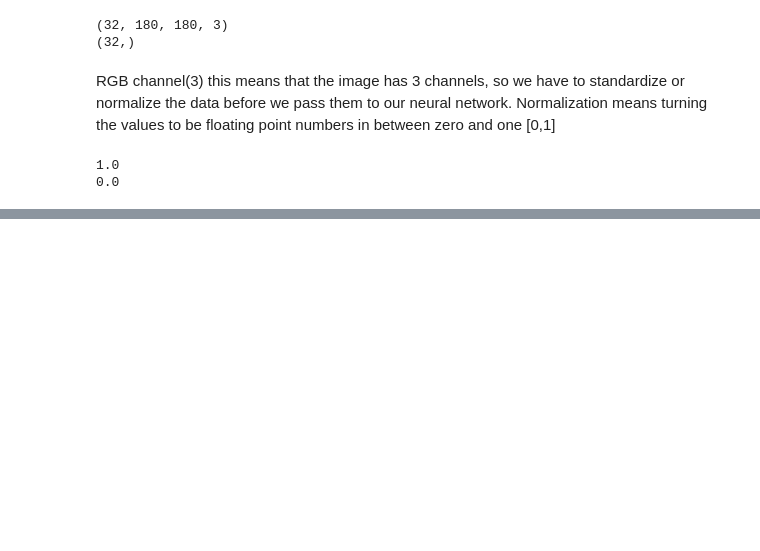
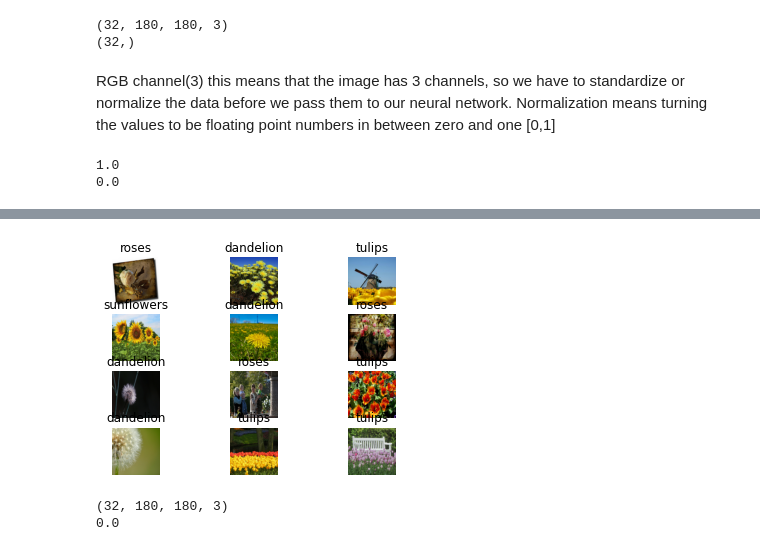
Before and after one commit to Reptilefury/coursera-machine-learning, a Jupyter notebook: Load_and_Preprocess_Images.ipynb, the cells around one changed output, grey strips where cells are left out. Saved outputs shown, nothing was run; the diff lists cells and outputs as text; code cells hidden in the pictures; blank space fills up the shorter version.

```diff
--- a/Load_and_Preprocess_Images.ipynb
+++ b/Load_and_Preprocess_Images.ipynb
@@ -97,0 +145,11 @@ for image,label in normalized_ds.take(1):
+# %%
+class_names = train_dataset.class_names
+#Visualize the data before building the computational graph
+for images,labels in train_dataset.take(1):
+  for i in range(12):
+    ax = plt.subplot(4,3, i + 1)
+    plt.imshow(images[i].numpy().astype("uint8"))
+    plt.title(class_names[labels[i]])
+    plt.axis("off")
+# %% [output]
+[figure, added]
@@ -97,0 +160,10 @@ for image,label in normalized_ds.take(1):
+# %%
+#Check whether the data has been normalized
+
+for batch,(x,y) in enumerate(train_dataset):
+  print(x.shape)
+  print(np.min(x))
+  break
+# %% [output]
+(32, 180, 180, 3)
+0.0
```
Also changed, not shown: parts of 15 cells of this notebook.
